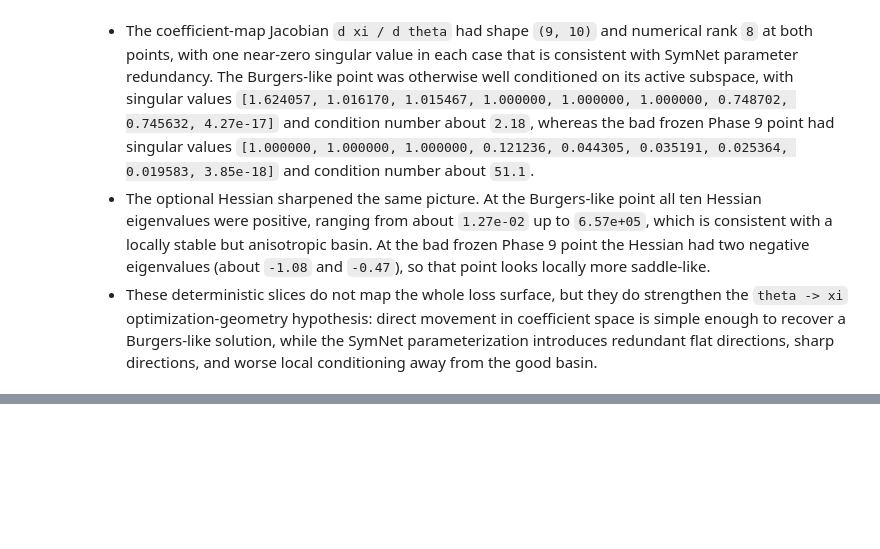
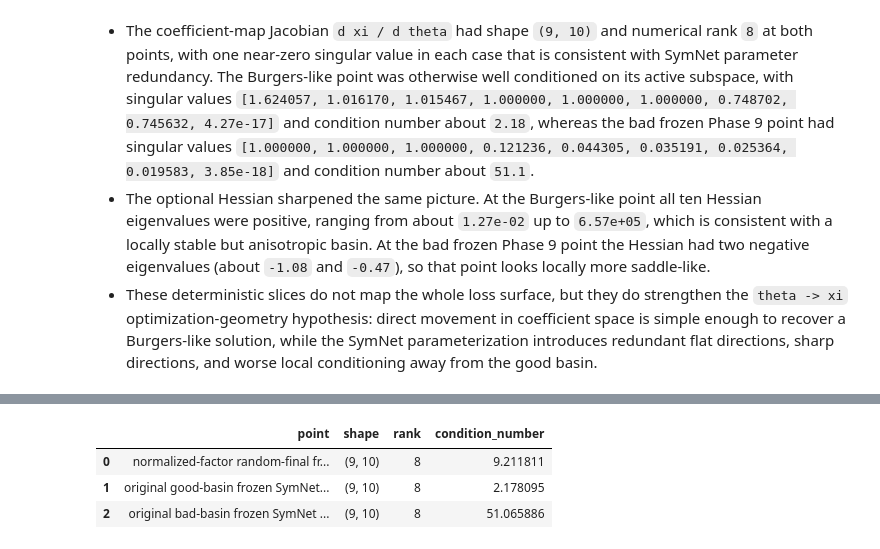
Before and after one commit to ryuFromCaillou/pde_stuff, a Jupyter notebook: notebook/diagnostics/burgers_minimal_discovery_story.ipynb, the cells around one changed output, grey strips where cells are left out. Saved outputs shown, nothing was run; the diff lists cells and outputs as text; code cells hidden in the pictures; blank space fills up the shorter version.

```diff
--- a/notebook/diagnostics/burgers_minimal_discovery_story.ipynb
+++ b/notebook/diagnostics/burgers_minimal_discovery_story.ipynb
@@ -1542,0 +1832,69 @@ Hessian eigenvalues at random-init frozen final SymNet:
+# %%
+def flatten_symnet_params_from_model(model):
+    return torch.tensor([
+        *model.left.weight.detach().cpu().reshape(-1).tolist(),
+        *model.right.weight.detach().cpu().reshape(-1).tolist(),
+        *model.linear.weight.detach().cpu().reshape(-1).tolist(),
+        float(model.product_readout.weight.detach().cpu().reshape(-1)[0]),
+    ], dtype=torch.float64)
+
+def normalized_coeff_vector_from_theta(theta_flat, eps=1e-12):
+    left = theta_flat[0:3]
+    right = theta_flat[3:6]
+    linear = theta_flat[6:9]
+    alpha = theta_flat[9]
+    left_hat = left / torch.clamp(torch.linalg.vector_norm(left), min=eps)
+    right_hat = right / torch.clamp(torch.linalg.vector_norm(right), min=eps)
+    return torch.stack([
+        linear[0],
+        linear[1],
+        linear[2],
+        alpha * left_hat[0] * right_hat[0],
+        alpha * (left_hat[0] * right_hat[1] + left_hat[1] * right_hat[0]),
+        alpha * (left_hat[0] * right_hat[2] + left_hat[2] * right_hat[0]),
+        alpha * left_hat[1] * right_hat[1],
+        alpha * (left_hat[1] * right_hat[2] + left_hat[2] * right_hat[1]),
+        alpha * left_hat[2] * right_hat[2],
+    ])
+
+representative_normalized_theta = flatten_symnet_params_from_model(normalized_seed0_run['model'])
+normalized_jacobian = torch.autograd.functional.jacobian(normalized_coeff_vector_from_theta, representative_normalized_theta.clone().detach().requires_grad_(True))
+normalized_jacobian_np = normalized_jacobian.detach().cpu().numpy()
+normalized_singular_vals = np.linalg.svd(normalized_jacobian_np, compute_uv=False)
+normalized_tol = normalized_singular_vals[0] * 1e-10 if normalized_singular_vals[0] > 0 else 0.0
+normalized_rank = int(np.sum(normalized_singular_vals > normalized_tol))
+normalized_active = normalized_singular_vals[normalized_singular_vals > normalized_tol]
+normalized_cond = float(normalized_active[0] / normalized_active[-1]) if len(normalized_active) else np.inf
+
+print('representative normalized-factor final Jacobian:')
+print(f'Jacobian shape = {normalized_jacobian_np.shape}')
+print(f'singular values = {normalized_singular_vals}')
+print(f'numerical rank = {normalized_rank}')
+print(f'effective condition number = {normalized_cond:.6e}')
+print()
+print('Phase 12 original-SymNet Jacobian references:')
+print(f"good-basin original condition number = {jacobian_ref['condition_number']:.6e}")
+print(f"bad-basin original condition number  = {jacobian_bad['condition_number']:.6e}")
+
+phase13_jacobian_df = pd.DataFrame([
+    {
+        'point': 'normalized-factor random-final frozen SymNet',
+        'shape': str(normalized_jacobian_np.shape),
+        'rank': normalized_rank,
+        'condition_number': normalized_cond,
+    },
+    {
+        'point': 'original good-basin frozen SymNet (Phase 12)',
+        'shape': str(jacobian_ref['shape']),
+        'rank': jacobian_ref['rank'],
+        'condition_number': jacobian_ref['condition_number'],
+    },
+    {
+        'point': 'original bad-basin frozen SymNet (Phase 12)',
+        'shape': str(jacobian_bad['shape']),
+        'rank': jacobian_bad['rank'],
+        'condition_number': jacobian_bad['condition_number'],
+    },
+])
+display(phase13_jacobian_df)
+# %% [output]
@@ -1542,0 +1912,4 @@ Hessian eigenvalues at random-init frozen final SymNet:
+|  | point | shape | rank | condition_number |
+| 0 | normalized-factor random-final fr... | (9, 10) | 8 | 9.211811 |
+| 1 | original good-basin frozen SymNet... | (9, 10) | 8 | 2.178095 |
+| 2 | original bad-basin frozen SymNet ... | (9, 10) | 8 | 51.065886 |
```
Also changed, not shown: parts of 6 cells of this notebook, 1 other file.
